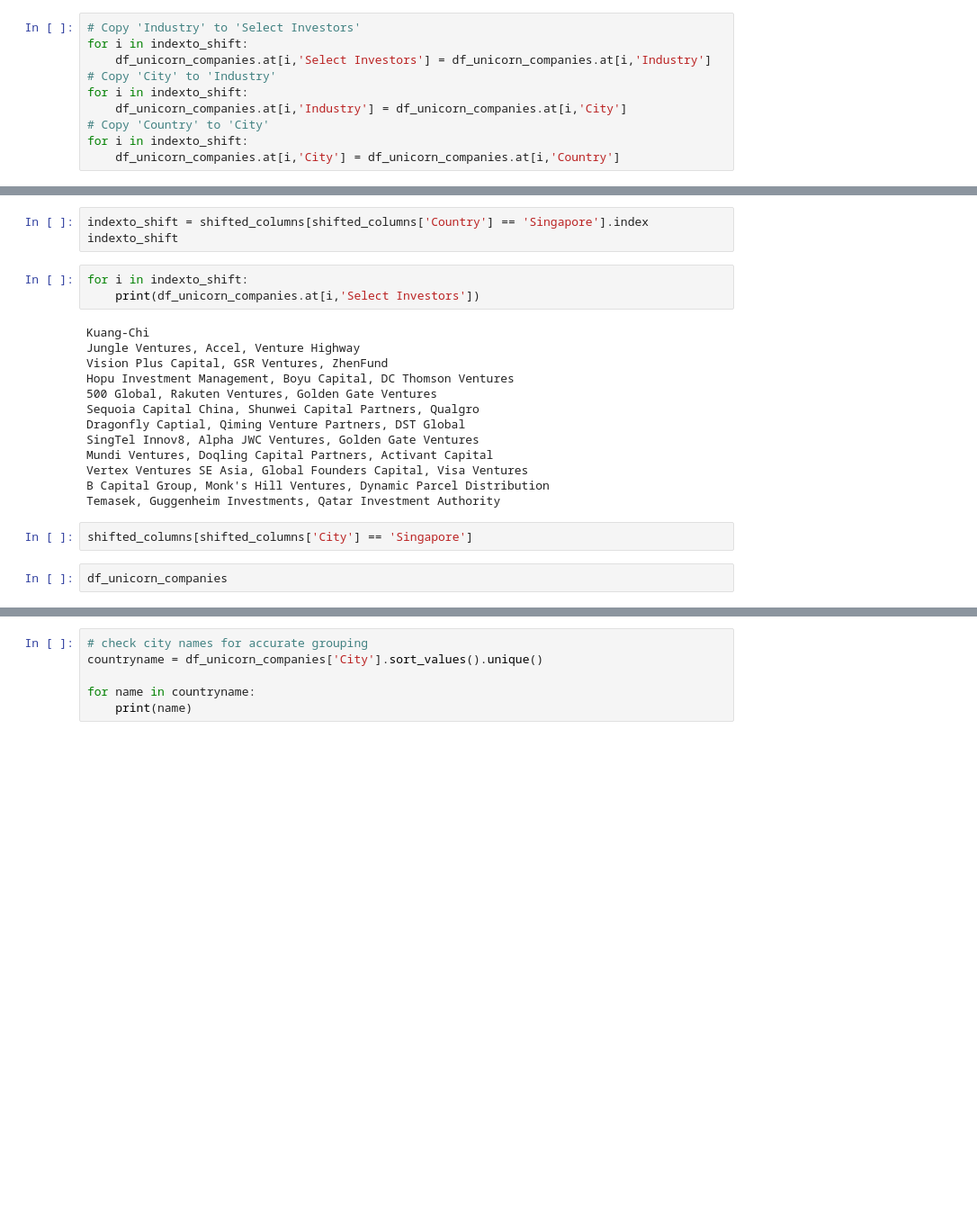
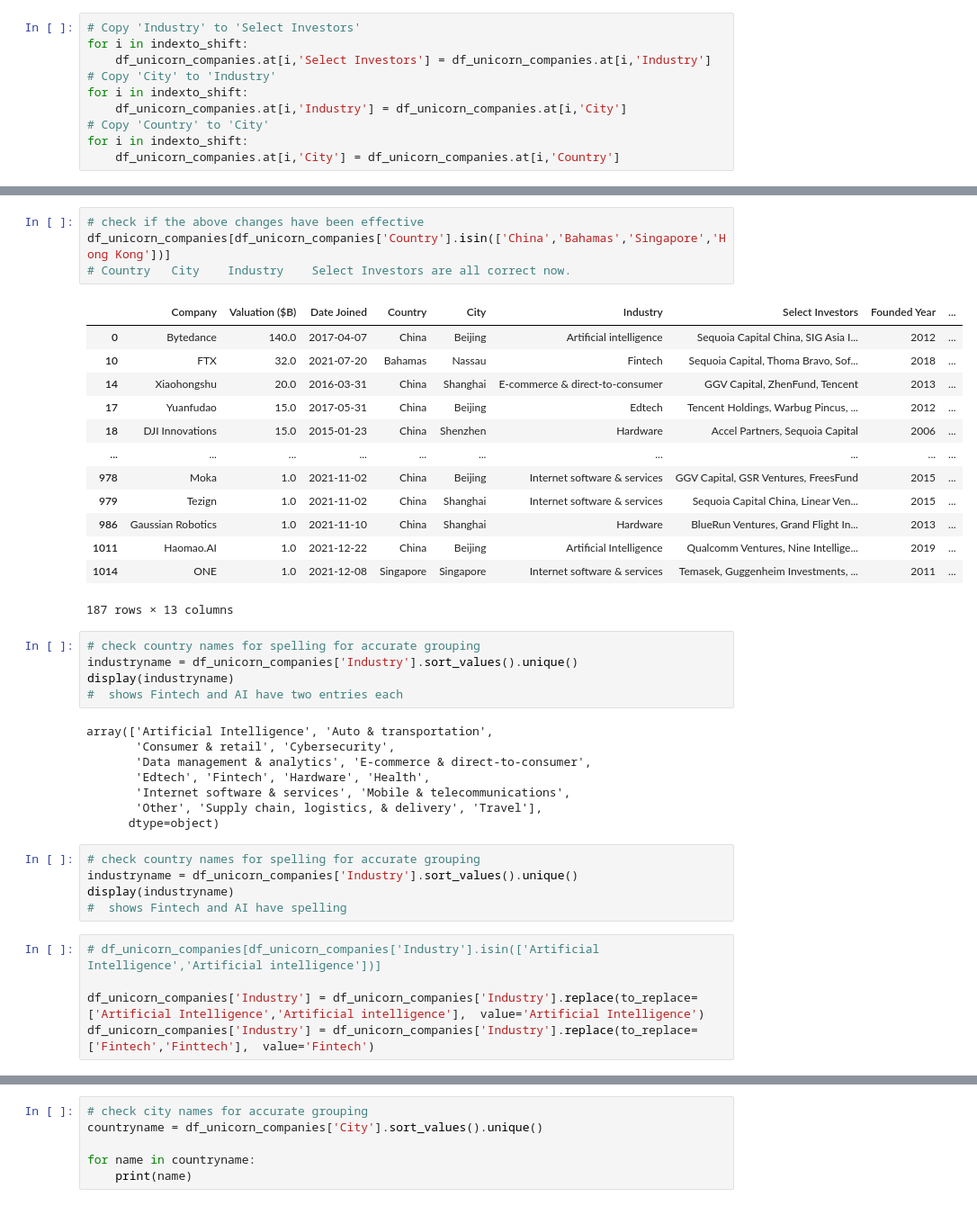
Before and after one commit to kieran-molloy/UCDPA_kieranmolloy, a Jupyter notebook: UnicornCompanies_v3.ipynb, the cells around one changed output, grey strips where cells are left out. Shown at 90% size. Cells and saved outputs as stored; diff of their text form; blank space fills up the shorter version.

```diff
--- a/UnicornCompanies_v3.ipynb
+++ b/UnicornCompanies_v3.ipynb
@@ -470,23 +232,41 @@ df_unicorn_companies[(df_unicorn_companies['Country'].isin(['Hong Kong']))]
 # %%
-indexto_shift = shifted_columns[shifted_columns['Country'] == 'Singapore'].index
-indexto_shift
+# check if the above changes have been effective
+df_unicorn_companies[df_unicorn_companies['Country'].isin(['China','Bahamas','Singapore','Hong Kong'])]
+# Country 	City 	Industry 	Select Investors are all correct now.
+# %% [output]
+|  | Company | Valuation ($B) | Date Joined | Country | City | Industry | Select Investors | Founded Year | ... |
+| 0 | Bytedance | 140.0 | 2017-04-07 | China | Beijing | Artificial intelligence | Sequoia Capital China, SIG Asia I... | 2012 | ... |
+| 10 | FTX | 32.0 | 2021-07-20 | Bahamas | Nassau | Fintech | Sequoia Capital, Thoma Bravo, Sof... | 2018 | ... |
+| 14 | Xiaohongshu | 20.0 | 2016-03-31 | China | Shanghai | E-commerce & direct-to-consumer | GGV Capital, ZhenFund, Tencent | 2013 | ... |
+| 17 | Yuanfudao | 15.0 | 2017-05-31 | China | Beijing | Edtech | Tencent Holdings, Warbug Pincus, ... | 2012 | ... |
+| 18 | DJI Innovations | 15.0 | 2015-01-23 | China | Shenzhen | Hardware | Accel Partners, Sequoia Capital | 2006 | ... |
+| ... | ... | ... | ... | ... | ... | ... | ... | ... | ... |
+| 978 | Moka | 1.0 | 2021-11-02 | China | Beijing | Internet software & services | GGV Capital, GSR Ventures, FreesFund | 2015 | ... |
+| 979 | Tezign | 1.0 | 2021-11-02 | China | Shanghai | Internet software & services | Sequoia Capital China, Linear Ven... | 2015 | ... |
+| 986 | Gaussian Robotics | 1.0 | 2021-11-10 | China | Shanghai | Hardware | BlueRun Ventures, Grand Flight In... | 2013 | ... |
+| 1011 | Haomao.AI | 1.0 | 2021-12-22 | China | Beijing | Artificial Intelligence | Qualcomm Ventures, Nine Intellige... | 2019 | ... |
+| 1014 | ONE | 1.0 | 2021-12-08 | Singapore | Singapore | Internet software & services | Temasek, Guggenheim Investments, ... | 2011 | ... |
+187 rows × 13 columns
 # %%
-for i in indexto_shift:
-    print(df_unicorn_companies.at[i,'Select Investors'])
+# check country names for spelling for accurate grouping
+industryname = df_unicorn_companies['Industry'].sort_values().unique()
+display(industryname)
+#  shows Fintech and AI have two entries each
 # %% [output]
-Kuang-Chi
-Jungle Ventures, Accel, Venture Highway
-Vision Plus Capital, GSR Ventures, ZhenFund
-Hopu Investment Management, Boyu Capital, DC Thomson Ventures
-500 Global, Rakuten Ventures, Golden Gate Ventures
-Sequoia Capital China, Shunwei Capital Partners, Qualgro
-Dragonfly Captial, Qiming Venture Partners, DST Global
-SingTel Innov8, Alpha JWC Ventures, Golden Gate Ventures
-Mundi Ventures, Doqling Capital Partners, Activant Capital
-Vertex Ventures SE Asia, Global Founders Capital, Visa Ventures
-B Capital Group, Monk's Hill Ventures, Dynamic Parcel Distribution
-Temasek, Guggenheim Investments, Qatar Investment Authority
+array(['Artificial Intelligence', 'Auto & transportation',
+       'Consumer & retail', 'Cybersecurity',
+       'Data management & analytics', 'E-commerce & direct-to-consumer',
+       'Edtech', 'Fintech', 'Hardware', 'Health',
+       'Internet software & services', 'Mobile & telecommunications',
+       'Other', 'Supply chain, logistics, & delivery', 'Travel'],
+      dtype=object)
 # %%
-shifted_columns[shifted_columns['City'] == 'Singapore']
+# check country names for spelling for accurate grouping
+industryname = df_unicorn_companies['Industry'].sort_values().unique()
+display(industryname)
+#  shows Fintech and AI have spelling
 # %%
-df_unicorn_companies
+# df_unicorn_companies[df_unicorn_companies['Industry'].isin(['Artificial Intelligence','Artificial intelligence'])]
+
+df_unicorn_companies['Industry'] = df_unicorn_companies['Industry'].replace(to_replace=['Artificial Intelligence','Artificial intelligence'],  value='Artificial Intelligence')
+df_unicorn_companies['Industry'] = df_unicorn_companies['Industry'].replace(to_replace=['Fintech','Finttech'],  value='Fintech')
```
Also changed, not shown: parts of 29 cells of this notebook.
